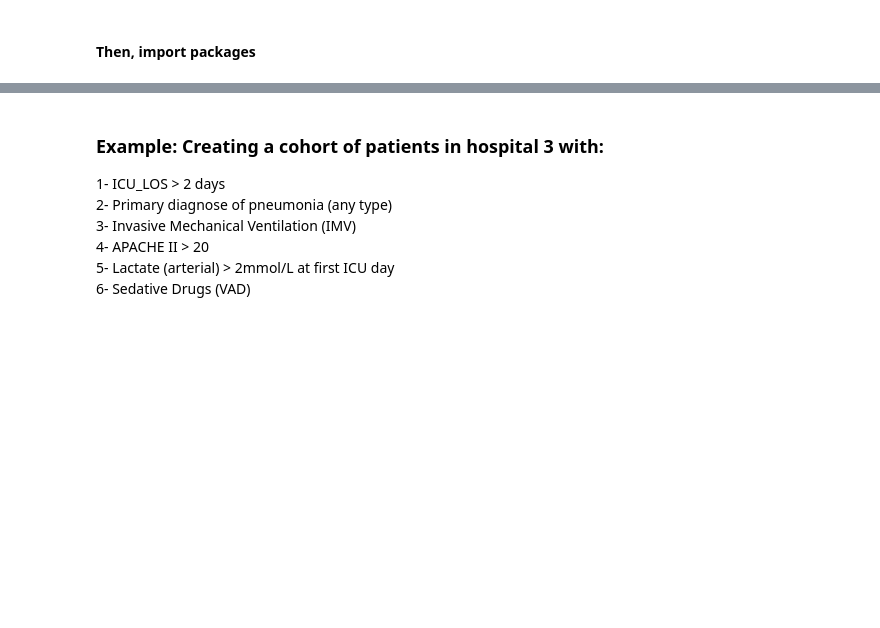
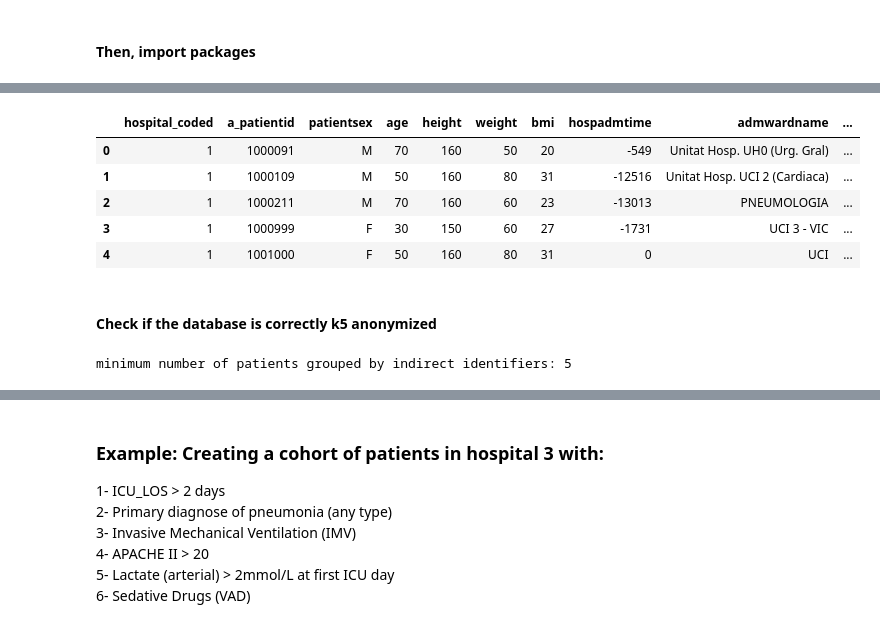
Before and after one commit to Ps7Pep/tgndatathon2022, a Jupyter notebook: icusics_db_tutorial.ipynb, the cells around one changed output, grey strips where cells are left out. Saved outputs shown, nothing was run; the diff lists cells and outputs as text; code cells hidden in the pictures; blank space fills up the shorter version.

```diff
--- a/icusics_db_tutorial.ipynb
+++ b/icusics_db_tutorial.ipynb
@@ -48,0 +65,17 @@ s3 = boto3.resource('s3')
+# %%
+icusics_db_patients.head()
+# %% [output]
+|  | hospital_coded | a_patientid | patientsex | age | height | weight | bmi | hospadmtime | admwardname | ... |
+| 0 | 1 | 1000091 | M | 70 | 160 | 50 | 20 | -549 | Unitat Hosp. UH0 (Urg. Gral) | ... |
+| 1 | 1 | 1000109 | M | 50 | 160 | 80 | 31 | -12516 | Unitat Hosp. UCI 2 (Cardiaca) | ... |
+| 2 | 1 | 1000211 | M | 70 | 160 | 60 | 23 | -13013 | PNEUMOLOGIA | ... |
+| 3 | 1 | 1000999 | F | 30 | 150 | 60 | 27 | -1731 | UCI 3 - VIC | ... |
+| 4 | 1 | 1001000 | F | 50 | 160 | 80 | 31 | 0 | UCI | ... |
+# %% [markdown]
+#### Check if the database is correctly k5 anonymized
+# %%
+print('minimum number of patients grouped by indirect identifiers:', icusics_db_patients.groupby(
+    ['hospital_coded','patientsex','age',
+    'height','weight','hospital_outcome']).agg({'a_patientid':'nunique'})['a_patientid'].min())
+# %% [output]
+minimum number of patients grouped by indirect identifiers: 5
```
Also changed, not shown: parts of 12 cells of this notebook.
